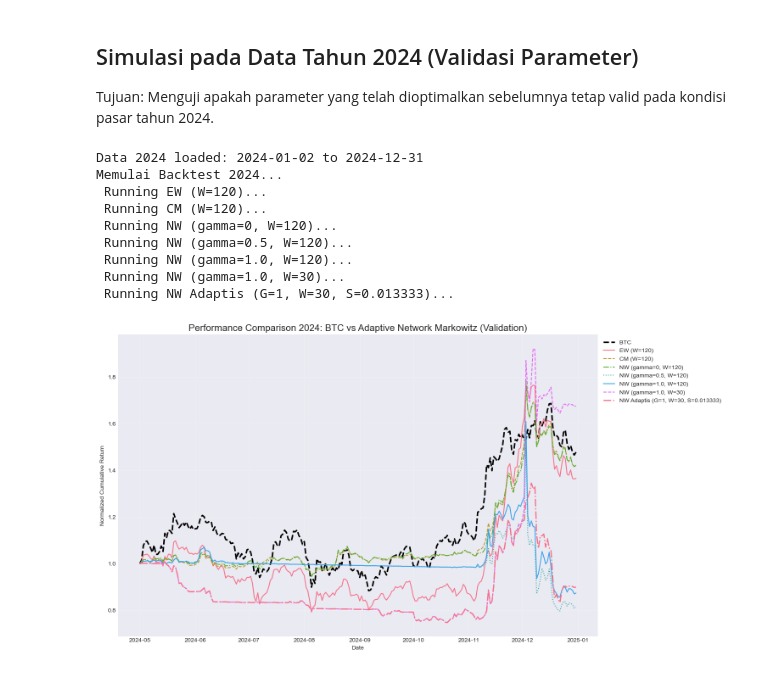
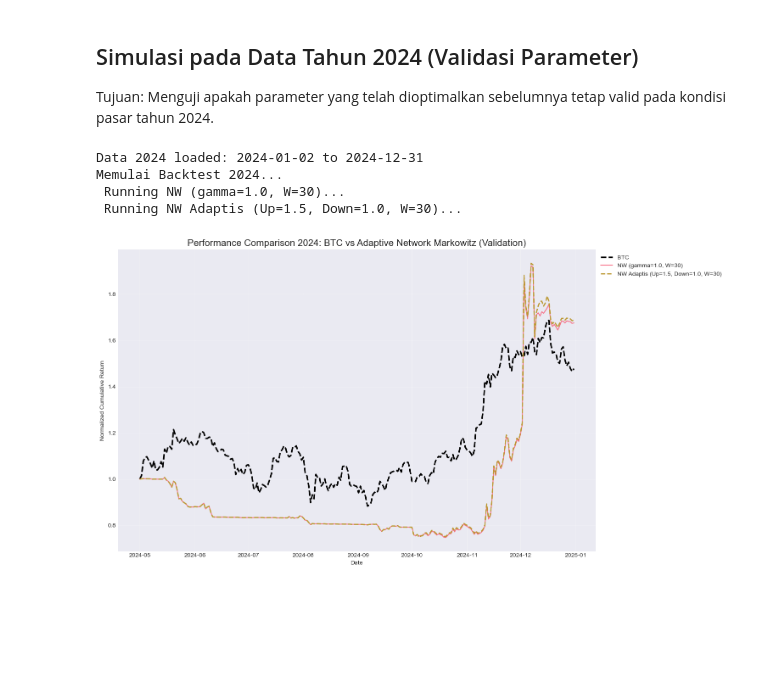
Before and after one commit to ragilrojo/ExperimentThesis, a Jupyter notebook: guidiciti_reexperiment/strategy_comparison_coba_toGrid2stage4Matriks_adv.ipynb, the cells around one changed output. Saved outputs shown, nothing was run; the diff lists cells and outputs as text; code cells hidden in the pictures; blank space fills up the shorter version.

```diff
--- a/guidiciti_reexperiment/strategy_comparison_coba_toGrid2stage4Matriks_adv.ipynb
+++ b/guidiciti_reexperiment/strategy_comparison_coba_toGrid2stage4Matriks_adv.ipynb
@@ -1320,7 +1054,7 @@ Tuning Data: 2017-09-15 to 2019-10-17
 def objective_adaptive(params, target_metric='RETURN'):
     s_thresh = params[0]
     # Menggunakan W=30, G=1.0 (Basis), dan dalam class sudah kita ubah G_up = -1
-    temp_strat = AdaptiveNetworkMarkowitz('GS Temp', gamma=1.0, window_size=30, slope_threshold=s_thresh)
+    temp_strat = AdaptiveNetworkMarkowitz('GS Temp', gamma_up=0.5, gamma_down=1.0, window_size=30, slope_threshold=s_thresh)
     try:
         res = backtest_strategy(temp_strat, df_returns, global_start=120)
         rets = res['returns']
@@ -1387,20 +1121,20 @@ tuned_params['ADAPTIVE_SLOPE'] = best_adaptive['slope_threshold']
 # %%
 strategies = [
-    EquallyWeighted("EW (W=120)"),
-    NetworkMaxReturn("NW+MaxRet (gamma=0.5, W=120)", gamma=0.5),
-    NetworkCVaR("NW+CVaR (gamma=0.5, W=120)", gamma=0.5),
-    ClassicalMarkowitz("CM (W=120)"),
-    GlassoMarkowitz("GM (W=120)"),
-    HierarchicalRiskParity("HRP (W=120)"),
-    KMeansPortfolioStrategy("K-Means (W=120)"),
-    NetworkMarkowitz("NW (gamma=0, W=120)", gamma=0),
-    NetworkMarkowitz("NW (gamma=0.5, W=120)", gamma=0.5),
-    NetworkMarkowitz("NW (gamma=1.0, W=120)", gamma=1.0),
+    #EquallyWeighted("EW (W=120)"),
+    #NetworkMaxReturn("NW+MaxRet (gamma=0.5, W=120)", gamma=0.5),
+    #NetworkCVaR("NW+CVaR (gamma=0.5, W=120)", gamma=0.5),
+    #ClassicalMarkowitz("CM (W=120)"),
+    #GlassoMarkowitz("GM (W=120)"),
+    #HierarchicalRiskParity("HRP (W=120)"),
+    #KMeansPortfolioStrategy("K-Means (W=120)"),
+    #NetworkMarkowitz("NW (gamma=0, W=120)", gamma=0),
+    #NetworkMarkowitz("NW (gamma=0.5, W=120)", gamma=0.5),
+    #NetworkMarkowitz("NW (gamma=1.0, W=120)", gamma=1.0),
     NetworkMarkowitz("NW (gamma=1.0, W=30)", gamma=1.0, window_size=30),
-    NetworkMarkowitz(f"NW Tuned (VAR, W={tuned_params['VAR']['W']})", gamma=tuned_params['VAR']['G'], window_size=tuned_params['VAR']['W']),
-    NetworkMarkowitz(f"NW Tuned (Sharpe, W={tuned_params['SHARPE']['W']})", gamma=tuned_params['SHARPE']['G'], window_size=tuned_params['SHARPE']['W']),
-    AdaptiveNetworkMarkowitz(f"NW Adaptis (G=1, W=30, S={tuned_params.get('ADAPTIVE_SLOPE', 0)})", gamma=1.0, window_size=30, slope_threshold=tuned_params.get('ADAPTIVE_SLOPE', 0)),
-    HybridMISNetworkMarkowitz(f"Hybrid MIS-NW (W={tuned_params['HYBRID']['W']})", gamma=tuned_params['HYBRID']['G'], correlation_threshold=tuned_params['HYBRID']['T'], window_size=tuned_params['HYBRID']['W'])
+    #NetworkMarkowitz(f"NW Tuned (VAR, W={tuned_params['VAR']['W']})", gamma=tuned_params['VAR']['G'], window_size=tuned_params['VAR']['W']),
+    #NetworkMarkowitz(f"NW Tuned (Sharpe, W={tuned_params['SHARPE']['W']})", gamma=tuned_params['SHARPE']['G'], window_size=tuned_params['SHARPE']['W']),
+    AdaptiveNetworkMarkowitz(f"NW Adaptis (G=1, W=30, S={tuned_params.get('ADAPTIVE_SLOPE', 0)})", gamma_up=1.5, gamma_down=1.0, window_size=30, slope_threshold=tuned_params.get('ADAPTIVE_SLOPE', 0)),
+    #HybridMISNetworkMarkowitz(f"Hybrid MIS-NW (W={tuned_params['HYBRID']['W']})", gamma=tuned_params['HYBRID']['G'], correlation_threshold=tuned_params['HYBRID']['T'], window_size=tuned_params['HYBRID']['W'])
 ]
 # %%
 results = {}
@@ -2034,13 +1677,13 @@ print(f'Data 2024 loaded: {df_returns_2024.index[0].date()} to {df_returns_2024.
 
 # 2. Define Strategies (Sesuai gambar referensi)
 strategies_2024 = [
-    EquallyWeighted("EW (W=120)"),
-    ClassicalMarkowitz("CM (W=120)"),
-    NetworkMarkowitz("NW (gamma=0, W=120)", gamma=0, window_size=120),
-    NetworkMarkowitz("NW (gamma=0.5, W=120)", gamma=0.5, window_size=120),
-    NetworkMarkowitz("NW (gamma=1.0, W=120)", gamma=1.0, window_size=120),
+    #EquallyWeighted("EW (W=120)"),
+    #ClassicalMarkowitz("CM (W=120)"),
+    #NetworkMarkowitz("NW (gamma=0, W=120)", gamma=0, window_size=120),
+    #NetworkMarkowitz("NW (gamma=0.5, W=120)", gamma=0.5, window_size=120),
+    #NetworkMarkowitz("NW (gamma=1.0, W=120)", gamma=1.0, window_size=120),
     NetworkMarkowitz("NW (gamma=1.0, W=30)", gamma=1.0, window_size=30),
-    AdaptiveNetworkMarkowitz("NW Adaptis (G=1, W=30, S=0.013333)", gamma=1.0, window_size=30, slope_threshold=0.013333)
+    AdaptiveNetworkMarkowitz("NW Adaptis (Up=1.5, Down=1.0, W=30)", gamma_up=1.5, gamma_down=1.0, window_size=30, slope_threshold=0.00025)
 ]
 
 # 3. Jalankan Backtest
@@ -2062,37 +1705,32 @@ common_start = max(start_dates)
 common_dates = df_returns_2024.index[df_returns_2024.index >= common_start]
 btc_rets = df_returns_2024.loc[common_dates, 'BTC'] if 'BTC' in df_returns_2024.columns else df_returns_2024.iloc[:,0].loc[common_dates]
 btc_cum = (1 + btc_rets).cumprod()
 btc_cum = btc_cum / btc_cum.iloc[0] # Normalisasi
 plt.plot(common_dates, btc_cum, label='BTC', color='black', linewidth=2.5, linestyle='--')
 
 # Plot Strategi
 for i, (name, res) in enumerate(results_2024.items()):
     df_res = res['results_df']
     df_res = df_res[df_res['date'] >= common_start]
     # Re-normalisasi cumulative return agar mulai dari 1.0 pada common_start
     norm_rets = df_res['cumulative_return'] / df_res['cumulative_return'].iloc[0]
     # Gunakan variasi line style agar mudah dibedakan
     styles = ['-', '--', '-.', ':', '-', '--', '-.']
     # Misal NW Adaptis pakai garis tebal solid agar mencolok
     curr_style = styles[i % len(styles)]
     curr_width = 2.0 if 'Adaptis' in name else 1.5
     plt.plot(df_res['date'], norm_rets, label=name, linewidth=curr_width, linestyle=curr_style)
 
 plt.title('Performance Comparison 2024: BTC vs Adaptive Network Markowitz (Validation)', fontsize=16)
 plt.xlabel('Date')
 plt.ylabel('Normalized Cumulative Return')
 plt.legend(loc='upper left', bbox_to_anchor=(1, 1))
 plt.grid(True, alpha=0.3)
 plt.tight_layout()
 plt.show()
 # %% [output]
 Data 2024 loaded: 2024-01-02 to 2024-12-31
 Memulai Backtest 2024...
- Running EW (W=120)...
- Running CM (W=120)...
- Running NW (gamma=0, W=120)...
- Running NW (gamma=0.5, W=120)...
- Running NW (gamma=1.0, W=120)...
  Running NW (gamma=1.0, W=30)...
- Running NW Adaptis (G=1, W=30, S=0.013333)...
+ Running NW Adaptis (Up=1.5, Down=1.0, W=30)...
-[figure, old version]
+[figure, new version]
```
Also changed, not shown: parts of 13 cells of this notebook, 6 other files.
